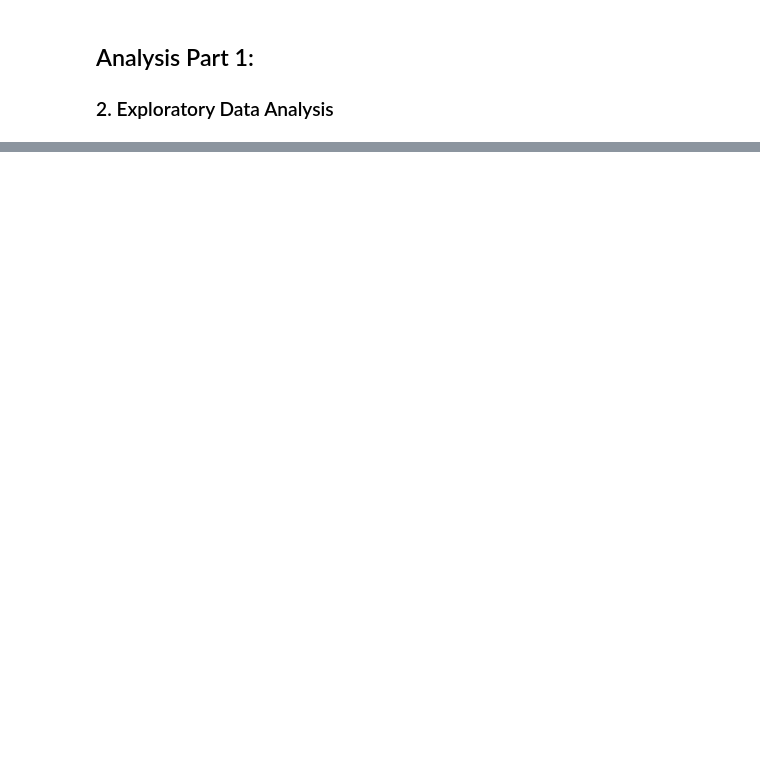
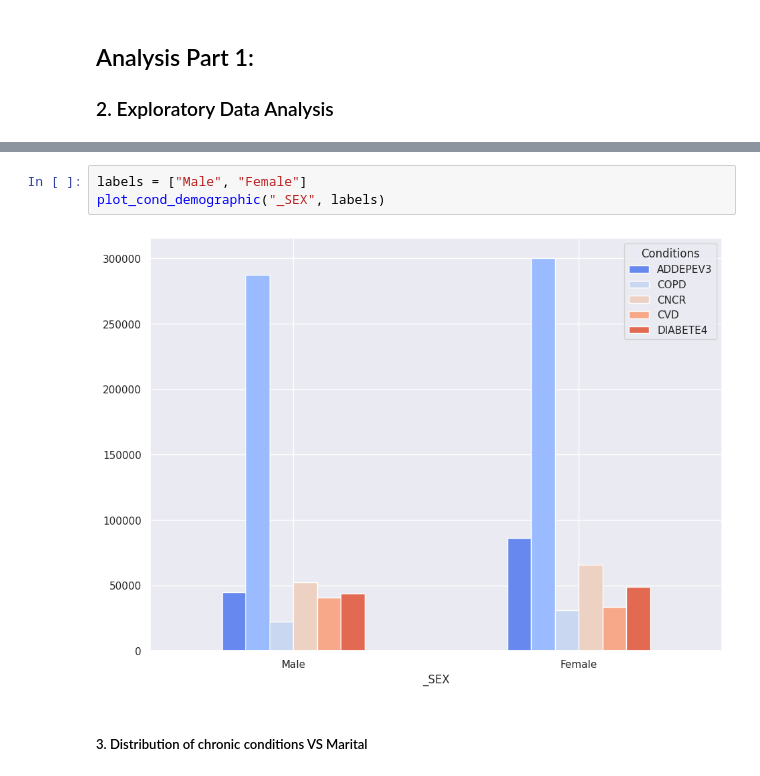
Before and after one commit to greghowa/CS6140-HW6, a Jupyter notebook: assignment6.ipynb, the cells around one changed output, grey strips where cells are left out. Saved outputs shown, nothing was run; the diff lists cells and outputs as text; blank space fills up the shorter version.

```diff
--- a/assignment6.ipynb
+++ b/assignment6.ipynb
@@ -357,0 +466,7 @@ feature_cols = ['INCOME2', '_AGE_G', 'MARITAL', '_SEX', '_EDUCAG', '_RACE', '_RF
+# %%
+labels = ["Male", "Female"]
+plot_cond_demographic("_SEX", labels)
+# %% [output]
+[figure, added]
+# %% [markdown]
+##### 3. Distribution of chronic conditions VS Marital
```
Also changed, not shown: parts of 44 cells of this notebook.
